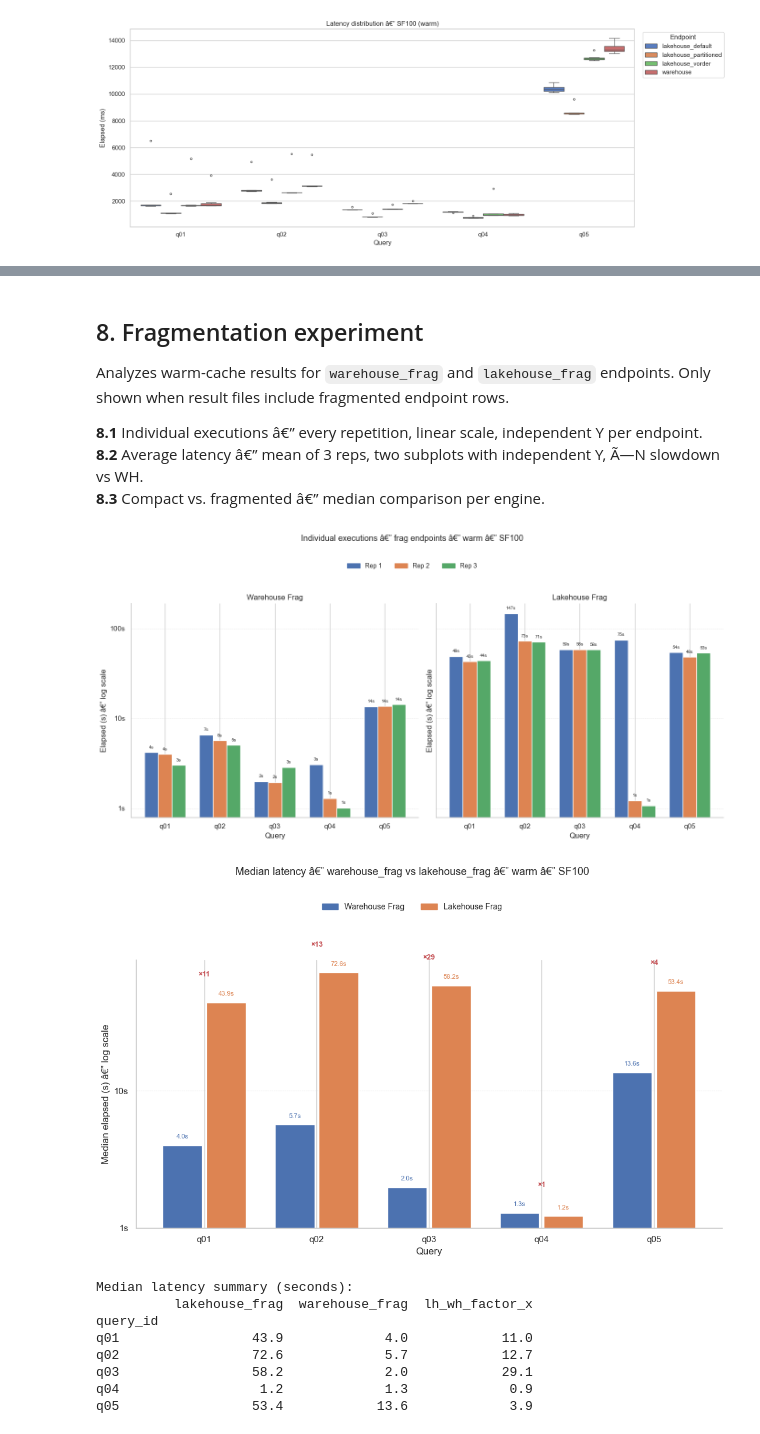
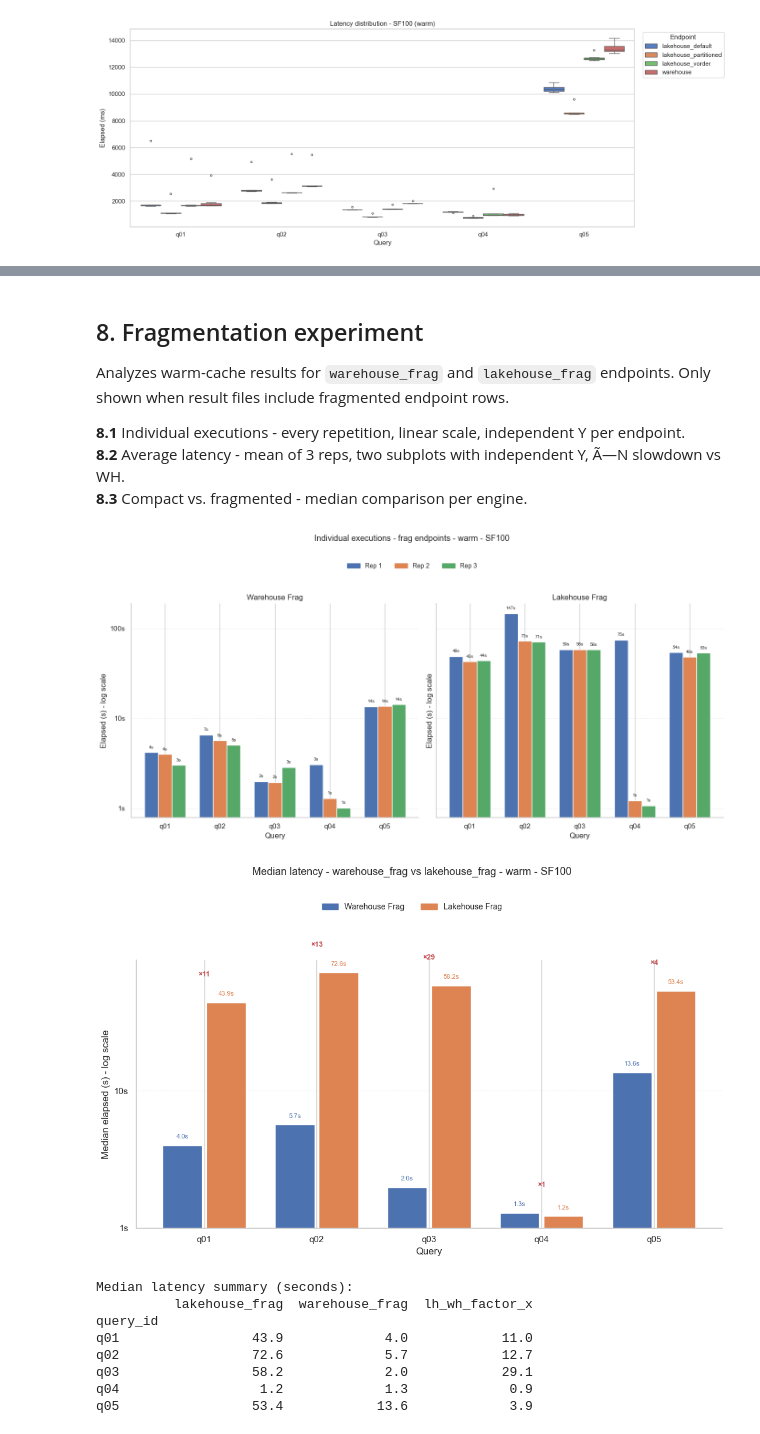
Before and after one commit to dataxbi/fablab-sql-endpoint, a Jupyter notebook: analysis/analyze_results.ipynb, the cells around one changed output, grey strips where cells are left out. Saved outputs shown, nothing was run; the diff lists cells and outputs as text; code cells hidden in the pictures.

Commit message:
analysis: fix corrupted en-dash encoding in all chart titles (28 occurrences)

```diff
--- a/analysis/analyze_results.ipynb
+++ b/analysis/analyze_results.ipynb
@@ -160,7 +160,7 @@ for sf in sorted(df_lh['scale_factor'].unique()):
     fig, ax = plt.subplots(figsize=(14, 5))
     sns.barplot(data=data, x='query_id', y='elapsed_ms', hue='endpoint', ax=ax,
                 estimator='median', errorbar=('pi', 90))
-    ax.set_title(f'Lakehouse config comparison â€” {sf} (warm, median Â± p90 band)')
+    ax.set_title(f'Lakehouse config comparison - {sf} (warm, median Â± p90 band)')
     ax.set_xlabel('Query')
     ax.set_ylabel('Elapsed (ms)')
     ax.legend(title='Config', bbox_to_anchor=(1.01, 1), loc='upper left')
@@ -177,7 +177,7 @@ for sf in sorted(df_ok['scale_factor'].unique()):
     fig, ax = plt.subplots(figsize=(16, 6))
     sns.boxplot(data=data, x='query_id', y='elapsed_ms', hue='endpoint', ax=ax,
                 flierprops=dict(marker='o', markersize=3))
-    ax.set_title(f'Latency distribution â€” {sf} (warm)')
+    ax.set_title(f'Latency distribution - {sf} (warm)')
     ax.set_xlabel('Query')
     ax.set_ylabel('Elapsed (ms)')
     ax.legend(title='Endpoint', bbox_to_anchor=(1.01, 1), loc='upper left')
@@ -205,7 +205,7 @@ for sf in sorted(engine_summary['scale_factor'].unique()):
     data = engine_summary[engine_summary['scale_factor'] == sf]
     fig, ax = plt.subplots(figsize=(10, 5))
     sns.barplot(data=data, x='query_id', y='median_ms', hue='engine', ax=ax)
-    ax.set_title(f'Lakehouse (best config) vs Warehouse â€” {sf} â€” warm â€” median latency')
+    ax.set_title(f'Lakehouse (best config) vs Warehouse - {sf} - warm - median latency')
     ax.set_xlabel('Query')
     ax.set_ylabel('Median elapsed (ms)')
     plt.tight_layout()
@@ -218,11 +218,11 @@ for sf in sorted(engine_summary['scale_factor'].unique()):
 Analyzes warm-cache results for `warehouse_frag` and `lakehouse_frag` endpoints.
 Only shown when result files include fragmented endpoint rows.
 
-**8.1** Individual executions â€” every repetition, linear scale, independent Y per endpoint.
-**8.2** Average latency â€” mean of 3 reps, two subplots with independent Y, Ã—N slowdown vs WH.
-**8.3** Compact vs. fragmented â€” median comparison per engine.
+**8.1** Individual executions - every repetition, linear scale, independent Y per endpoint.
+**8.2** Average latency - mean of 3 reps, two subplots with independent Y, Ã—N slowdown vs WH.
+**8.3** Compact vs. fragmented - median comparison per engine.
 # %%
-# 8.1 Individual executions â€” grouped bar chart, shared log Y scale
+# 8.1 Individual executions - grouped bar chart, shared log Y scale
 # run_id is per-execution UUID; median across repeated runs per
 # (endpoint, query_id, repetition) to normalise warehouse_frag (6 reps)
 # vs lakehouse_frag (3 reps).
@@ -240,7 +240,7 @@ else:
     _df_frag = pd.DataFrame()
 
 if _df_frag.empty:
-    print('No frag results yet â€” run: py benchmark/runner.py --endpoints warehouse_frag lakehouse_frag --warm-only')
+    print('No frag results yet - run: py benchmark/runner.py --endpoints warehouse_frag lakehouse_frag --warm-only')
 else:
     _df_frag['elapsed_s'] = _df_frag['elapsed_ms'] / 1000
     _queries = sorted(_df_frag['query_id'].unique())
@@ -251,7 +251,7 @@ else:
     _x = np.arange(len(_queries))
 
     fig, axes = plt.subplots(1, 2, figsize=(14, 7), sharey=True)
-    fig.suptitle('Individual executions â€” frag endpoints â€” warm â€” SF100', fontsize=13)
+    fig.suptitle('Individual executions - frag endpoints - warm - SF100', fontsize=13)
 
     for ax, endpoint in zip(axes, ['warehouse_frag', 'lakehouse_frag']):
         data = _df_frag[_df_frag['endpoint'] == endpoint]
@@ -273,7 +273,7 @@ else:
         ax.set_xticks(_x)
         ax.set_xticklabels(_queries)
         ax.set_xlabel('Query')
-        ax.set_ylabel('Elapsed (s) â€” log scale')
+        ax.set_ylabel('Elapsed (s) - log scale')
         ax.grid(axis='y', linestyle='--', linewidth=0.5, alpha=0.6)
         sns.despine(ax=ax)
 
@@ -289,9 +289,9 @@ else:
     plt.tight_layout(rect=[0, 0, 1, 0.87])
     plt.show()
 # %% [output]
-[figure, old version]
+[figure, new version]
 # %%
-# 8.2 Median latency â€” one grouped chart (log Y), warehouse_frag vs lakehouse_frag
+# 8.2 Median latency - one grouped chart (log Y), warehouse_frag vs lakehouse_frag
 if '_df_frag' in dir() and not _df_frag.empty:
     _means = (
         _df_frag
@@ -308,7 +308,7 @@ if '_df_frag' in dir() and not _df_frag.empty:
 
     fig, ax = plt.subplots(figsize=(11, 7))
     fig.suptitle(
-        'Median latency â€” warehouse_frag vs lakehouse_frag â€” warm â€” SF100',
+        'Median latency - warehouse_frag vs lakehouse_frag - warm - SF100',
         fontsize=13
     )
 
@@ -339,35 +339,35 @@ if '_df_frag' in dir() and not _df_frag.empty:
 
     ax.set_yscale('log')
     ax.yaxis.set_major_formatter(
         plt.FuncFormatter(lambda v, _: f'{v:.0f}s' if v >= 1 else f'{v:.1f}s')
     )
     ax.set_xticks(_x)
     ax.set_xticklabels(_queries_avg)
     ax.set_xlabel('Query')
-    ax.set_ylabel('Median elapsed (s) â€” log scale')
+    ax.set_ylabel('Median elapsed (s) - log scale')
     ax.grid(axis='y', linestyle='--', linewidth=0.5, alpha=0.6)
     sns.despine(ax=ax)
 
     # Shared horizontal legend between title and chart
     _legend_handles = [
         plt.Rectangle((0, 0), 1, 1, color=_ep_colors[ep]) for ep in _endpoints
     ]
     fig.legend(_legend_handles, [_ep_labels[ep] for ep in _endpoints],
                loc='upper center', ncol=len(_endpoints),
                bbox_to_anchor=(0.5, 0.91), frameon=False, fontsize=10)
 
     plt.tight_layout(rect=[0, 0, 1, 0.87])
     plt.show()
 
     # Summary table
     _pivot = _means.pivot(index='query_id', columns='endpoint', values='median_s').round(1)
     _pivot.columns.name = None
     if 'warehouse_frag' in _pivot.columns and 'lakehouse_frag' in _pivot.columns:
         _pivot['lh_wh_factor_x'] = (_pivot['lakehouse_frag'] / _pivot['warehouse_frag']).round(1)
     print('\nMedian latency summary (seconds):')
     print(_pivot.to_string())
 # %% [output]
-[figure, old version]
+[figure, new version]
 Median latency summary (seconds):
           lakehouse_frag  warehouse_frag  lh_wh_factor_x
 query_id
```
Also changed, not shown: parts of 6 cells of this notebook.
